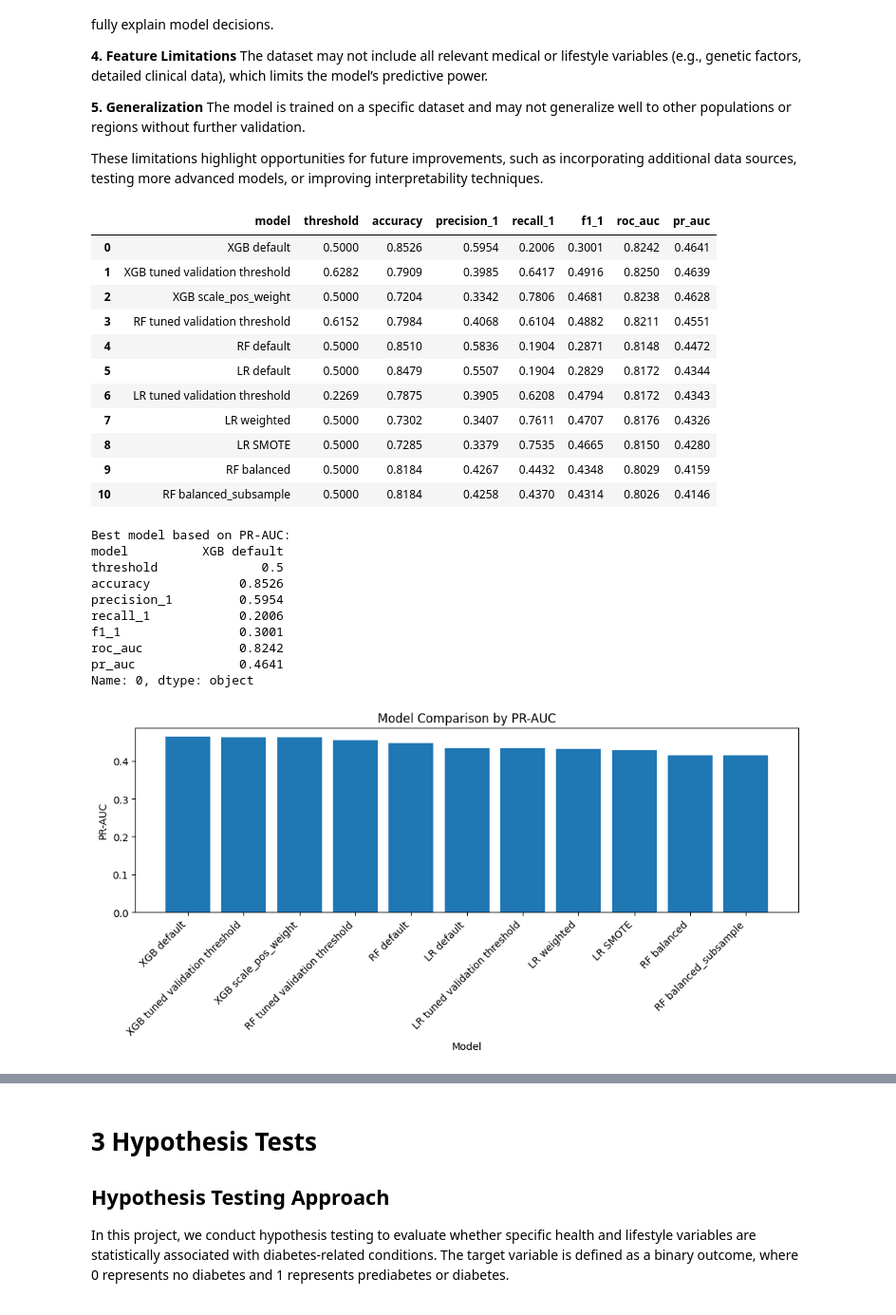
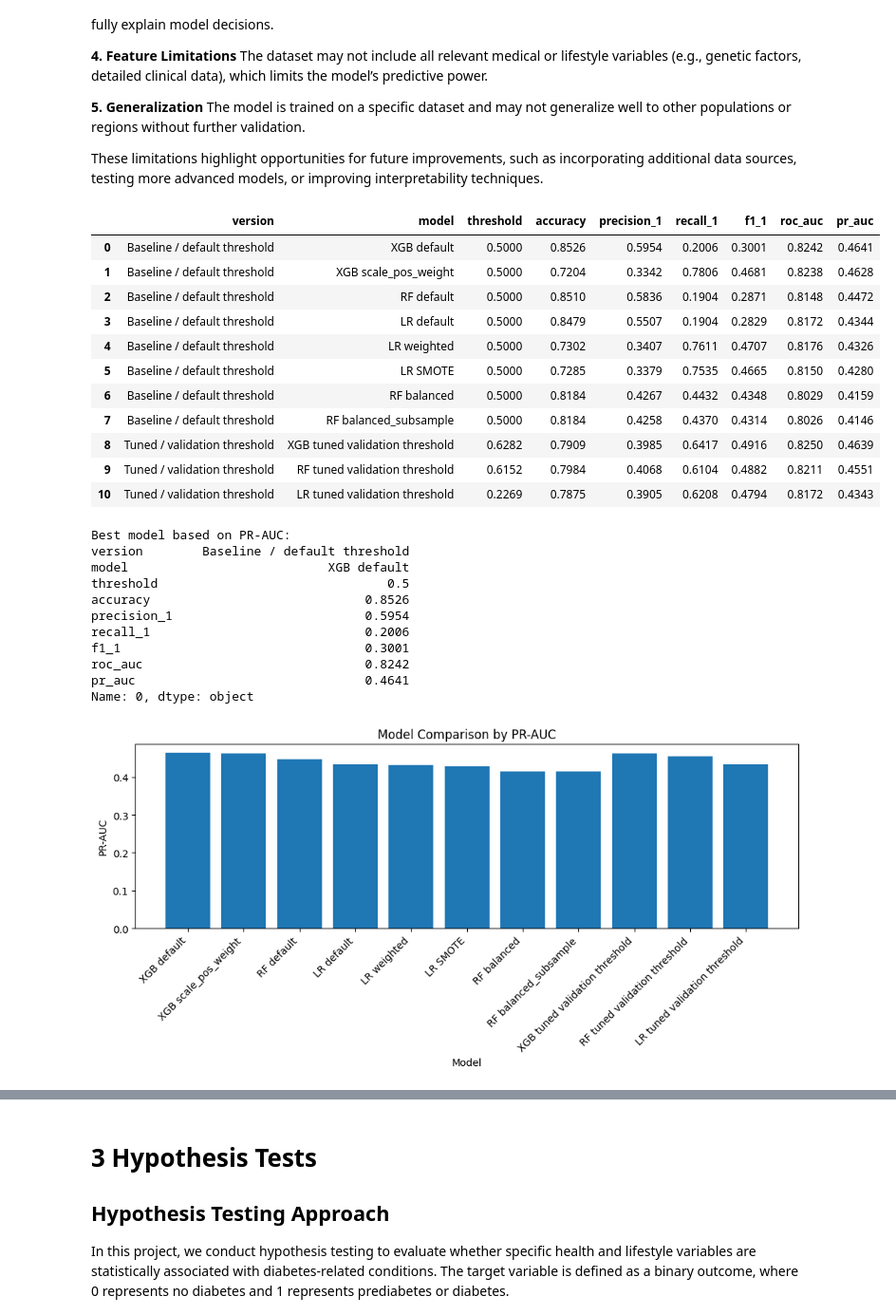
Before and after one commit to LixiJiang/CIS5450Final, a Jupyter notebook: CIS5450_Final_Project.ipynb, the cells around one changed output, grey strips where cells are left out. Shown at 95% size. Saved outputs shown, nothing was run; the diff lists cells and outputs as text; code cells hidden in the pictures.

```diff
--- a/CIS5450_Final_Project.ipynb
+++ b/CIS5450_Final_Project.ipynb
@@ -1716,51 +1716,57 @@ The model is trained on a specific dataset and may not generalize well to other
 
 These limitations highlight opportunities for future improvements, such as incorporating additional data sources, testing more advanced models, or improving interpretability techniques.
 # %%
-# Combine all model results
-all_results = pd.concat([
+baseline_results = pd.concat([
     lr_summary,
     rf_summary,
-    xgb_summary,
-    tuned_best_results
+    xgb_summary
 ], ignore_index=True)
 
-# Keep only readable metric columns
+baseline_results["version"] = "Baseline / default threshold"
+
+tuned_results = tuned_best_results.copy()
+tuned_results["version"] = "Tuned / validation threshold"
+
+all_results = pd.concat([
+    baseline_results,
+    tuned_results
+], ignore_index=True)
+
 summary_cols = [
+    "version",
     "model",
     "threshold",
     "accuracy",
     "precision_1",
     "recall_1",
     "f1_1",
     "roc_auc",
     "pr_auc"
 ]
 
 all_results_summary = all_results[summary_cols].copy()
 
-# Sort by PR-AUC because the dataset is imbalanced
 all_results_summary = all_results_summary.sort_values(
-    by="pr_auc",
-    ascending=False
+    by=["version", "pr_auc"],
+    ascending=[True, False]
 ).reset_index(drop=True)
 
-# Round values for readability
 all_results_summary = all_results_summary.round(4)
 
 all_results_summary
 # %% [output]
-|  | model | threshold | accuracy | precision_1 | recall_1 | f1_1 | roc_auc | pr_auc |
-| 0 | XGB default | 0.5000 | 0.8526 | 0.5954 | 0.2006 | 0.3001 | 0.8242 | 0.4641 |
-| 1 | XGB tuned validation threshold | 0.6282 | 0.7909 | 0.3985 | 0.6417 | 0.4916 | 0.8250 | 0.4639 |
-| 2 | XGB scale_pos_weight | 0.5000 | 0.7204 | 0.3342 | 0.7806 | 0.4681 | 0.8238 | 0.4628 |
-| 3 | RF tuned validation threshold | 0.6152 | 0.7984 | 0.4068 | 0.6104 | 0.4882 | 0.8211 | 0.4551 |
-| 4 | RF default | 0.5000 | 0.8510 | 0.5836 | 0.1904 | 0.2871 | 0.8148 | 0.4472 |
-| 5 | LR default | 0.5000 | 0.8479 | 0.5507 | 0.1904 | 0.2829 | 0.8172 | 0.4344 |
-| 6 | LR tuned validation threshold | 0.2269 | 0.7875 | 0.3905 | 0.6208 | 0.4794 | 0.8172 | 0.4343 |
-| 7 | LR weighted | 0.5000 | 0.7302 | 0.3407 | 0.7611 | 0.4707 | 0.8176 | 0.4326 |
-| 8 | LR SMOTE | 0.5000 | 0.7285 | 0.3379 | 0.7535 | 0.4665 | 0.8150 | 0.4280 |
-| 9 | RF balanced | 0.5000 | 0.8184 | 0.4267 | 0.4432 | 0.4348 | 0.8029 | 0.4159 |
-| 10 | RF balanced_subsample | 0.5000 | 0.8184 | 0.4258 | 0.4370 | 0.4314 | 0.8026 | 0.4146 |
+|  | version | model | threshold | accuracy | precision_1 | recall_1 | f1_1 | roc_auc | pr_auc |
+| 0 | Baseline / default threshold | XGB default | 0.5000 | 0.8526 | 0.5954 | 0.2006 | 0.3001 | 0.8242 | 0.4641 |
+| 1 | Baseline / default threshold | XGB scale_pos_weight | 0.5000 | 0.7204 | 0.3342 | 0.7806 | 0.4681 | 0.8238 | 0.4628 |
+| 2 | Baseline / default threshold | RF default | 0.5000 | 0.8510 | 0.5836 | 0.1904 | 0.2871 | 0.8148 | 0.4472 |
+| 3 | Baseline / default threshold | LR default | 0.5000 | 0.8479 | 0.5507 | 0.1904 | 0.2829 | 0.8172 | 0.4344 |
+| 4 | Baseline / default threshold | LR weighted | 0.5000 | 0.7302 | 0.3407 | 0.7611 | 0.4707 | 0.8176 | 0.4326 |
+| 5 | Baseline / default threshold | LR SMOTE | 0.5000 | 0.7285 | 0.3379 | 0.7535 | 0.4665 | 0.8150 | 0.4280 |
+| 6 | Baseline / default threshold | RF balanced | 0.5000 | 0.8184 | 0.4267 | 0.4432 | 0.4348 | 0.8029 | 0.4159 |
+| 7 | Baseline / default threshold | RF balanced_subsample | 0.5000 | 0.8184 | 0.4258 | 0.4370 | 0.4314 | 0.8026 | 0.4146 |
+| 8 | Tuned / validation threshold | XGB tuned validation threshold | 0.6282 | 0.7909 | 0.3985 | 0.6417 | 0.4916 | 0.8250 | 0.4639 |
+| 9 | Tuned / validation threshold | RF tuned validation threshold | 0.6152 | 0.7984 | 0.4068 | 0.6104 | 0.4882 | 0.8211 | 0.4551 |
+| 10 | Tuned / validation threshold | LR tuned validation threshold | 0.2269 | 0.7875 | 0.3905 | 0.6208 | 0.4794 | 0.8172 | 0.4343 |
 # %%
 # Identify the best model based on PR-AUC
 best_model = all_results_summary.iloc[0]
@@ -1769,14 +1775,15 @@ print("Best model based on PR-AUC:")
 print(best_model)
 # %% [output]
 Best model based on PR-AUC:
-model          XGB default
-threshold              0.5
-accuracy            0.8526
-precision_1         0.5954
-recall_1            0.2006
-f1_1                0.3001
-roc_auc             0.8242
-pr_auc              0.4641
+version        Baseline / default threshold
+model                           XGB default
+threshold                               0.5
+accuracy                             0.8526
+precision_1                          0.5954
+recall_1                             0.2006
+f1_1                                 0.3001
+roc_auc                              0.8242
+pr_auc                               0.4641
 Name: 0, dtype: object
 # %%
 # Bar chart for PR-AUC
@@ -1792,7 +1799,7 @@ plt.ylabel("PR-AUC")
 plt.tight_layout()
 plt.show()
 # %% [output]
-[figure, old version]
+[figure, new version]
 # %%
 # Bar chart for F1-score
 plt.figure(figsize=(10, 5))
```
Also changed, not shown: parts of 3 cells of this notebook.
